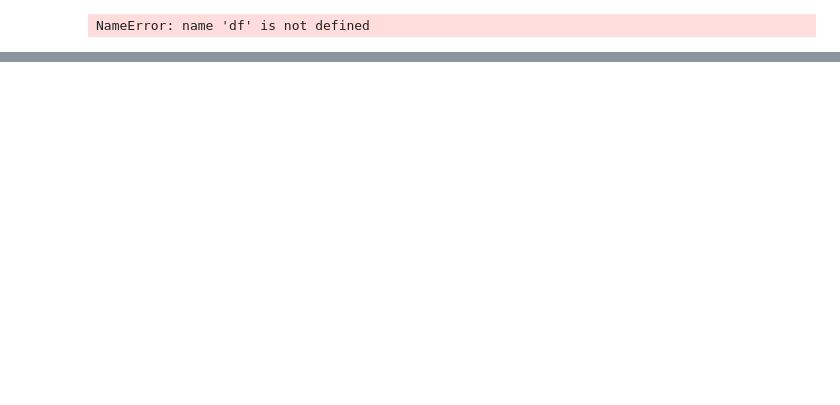
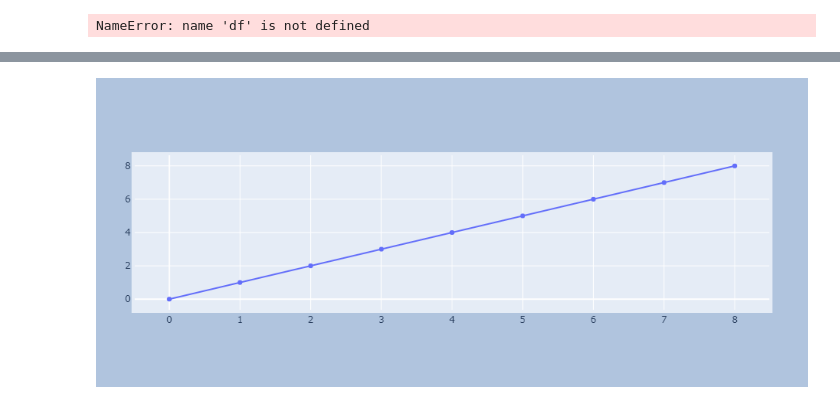
Before and after one commit to doble196/CRYVESTO_2.0, a Jupyter notebook: streamlit/newsapi.ipynb, the cells around one changed output, grey strips where cells are left out. Saved outputs shown, nothing was run; the diff lists cells and outputs as text; code cells hidden in the pictures; blank space fills up the shorter version.

```diff
--- a/streamlit/newsapi.ipynb
+++ b/streamlit/newsapi.ipynb
@@ -51,0 +83,27 @@ NameError: name 'df' is not defined
+# %%
+import plotly.graph_objects as go
+
+fig = go.Figure()
+
+fig.add_trace(go.Scatter(
+    x=[0, 1, 2, 3, 4, 5, 6, 7, 8],
+    y=[0, 1, 2, 3, 4, 5, 6, 7, 8]
+))
+
+fig.update_layout(
+    autosize=False,
+    width=400,
+    height=400,
+    margin=dict(
+        l=50,
+        r=50,
+        b=100,
+        t=100,
+        pad=4
+    ),
+    paper_bgcolor="LightSteelBlue",
+)
+
+fig.show()
+# %% [output]
+[figure, added]
```
Also changed, not shown: parts of 2 cells of this notebook, 9 other files.
